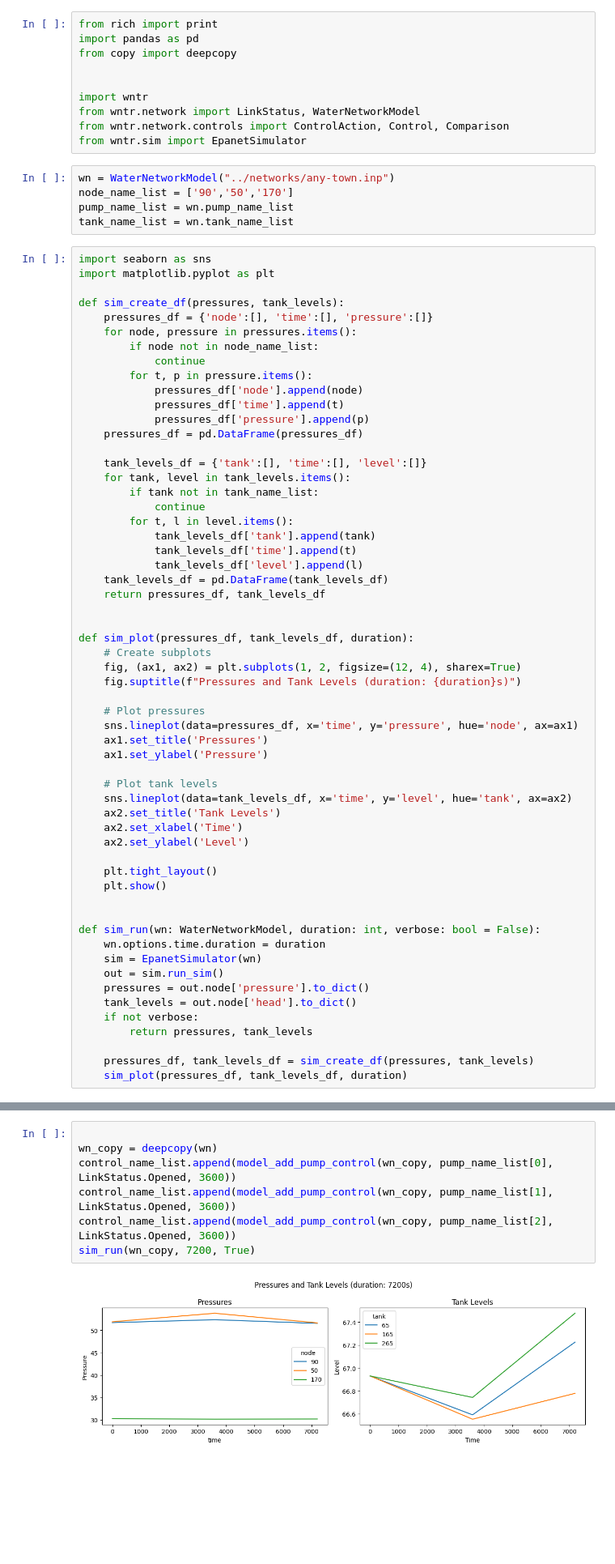
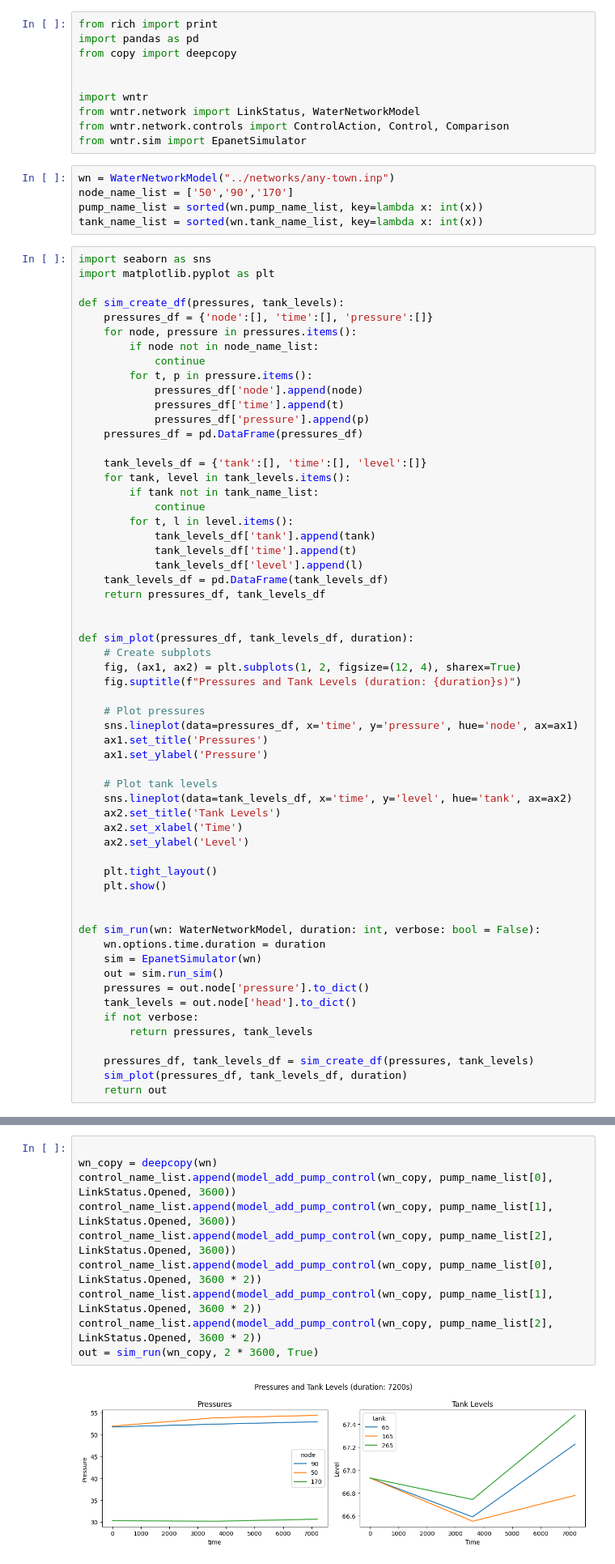
Before and after one commit to michaelsouza/rs_JESSICA, a Jupyter notebook: codes/bbsolver_test.ipynb, the cells around one changed output, grey strips where cells are left out. Shown at 81% size. Saved outputs shown, nothing was run; the diff lists cells and outputs as text; blank space fills up the shorter version.

```diff
--- a/codes/bbsolver_test.ipynb
+++ b/codes/bbsolver_test.ipynb
@@ -10,9 +10,9 @@ from wntr.network.controls import ControlAction, Control, Comparison
 from wntr.sim import EpanetSimulator
 # %%
 wn = WaterNetworkModel("../networks/any-town.inp")
-node_name_list = ['90','50','170']
-pump_name_list = wn.pump_name_list
-tank_name_list = wn.tank_name_list
+node_name_list = ['50','90','170']
+pump_name_list = sorted(wn.pump_name_list, key=lambda x: int(x))
+tank_name_list = sorted(wn.tank_name_list, key=lambda x: int(x))
 # %%
 import seaborn as sns
 import matplotlib.pyplot as plt
@@ -71,6 +71,7 @@ def sim_run(wn: WaterNetworkModel, duration: int, verbose: bool = False):
 
     pressures_df, tank_levels_df = sim_create_df(pressures, tank_levels)
     sim_plot(pressures_df, tank_levels_df, duration)
+    return out
 # %%
 from wntr.network.controls import ControlAction, Control, TimeOfDayCondition, Comparison
 
@@ -128,9 +133,12 @@ sim_run(wn_copy, 7200, True)
 # %%
 
 wn_copy = deepcopy(wn)
 control_name_list.append(model_add_pump_control(wn_copy, pump_name_list[0], LinkStatus.Opened, 3600))
 control_name_list.append(model_add_pump_control(wn_copy, pump_name_list[1], LinkStatus.Opened, 3600))
 control_name_list.append(model_add_pump_control(wn_copy, pump_name_list[2], LinkStatus.Opened, 3600))
-sim_run(wn_copy, 7200, True)
+control_name_list.append(model_add_pump_control(wn_copy, pump_name_list[0], LinkStatus.Opened, 3600 * 2))
+control_name_list.append(model_add_pump_control(wn_copy, pump_name_list[1], LinkStatus.Opened, 3600 * 2))
+control_name_list.append(model_add_pump_control(wn_copy, pump_name_list[2], LinkStatus.Opened, 3600 * 2))
+out = sim_run(wn_copy, 2 * 3600, True)
 # %% [output]
-[figure, old version]
+[figure, new version]
```
Also changed, not shown: parts of 6 cells of this notebook, 1 other file.
